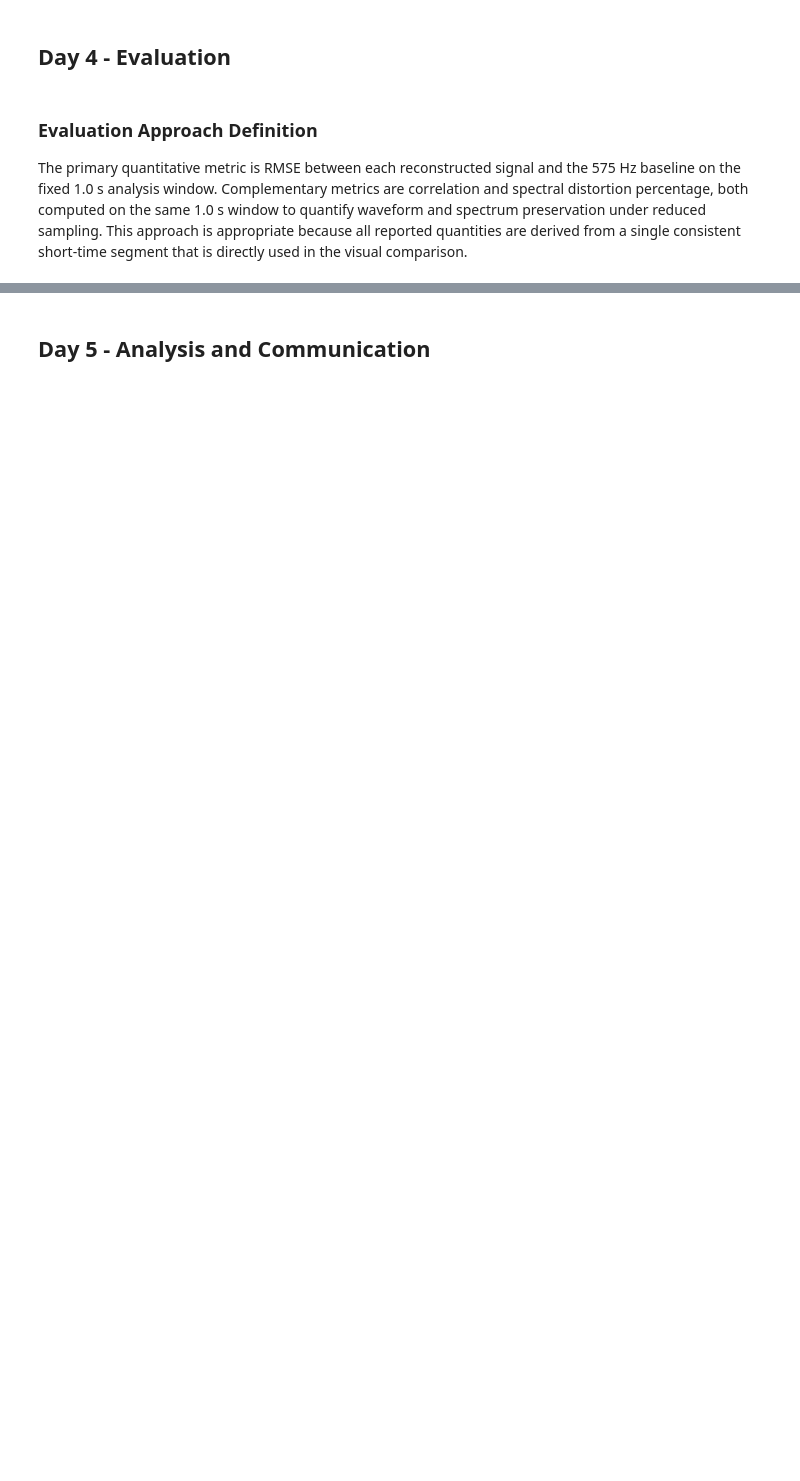
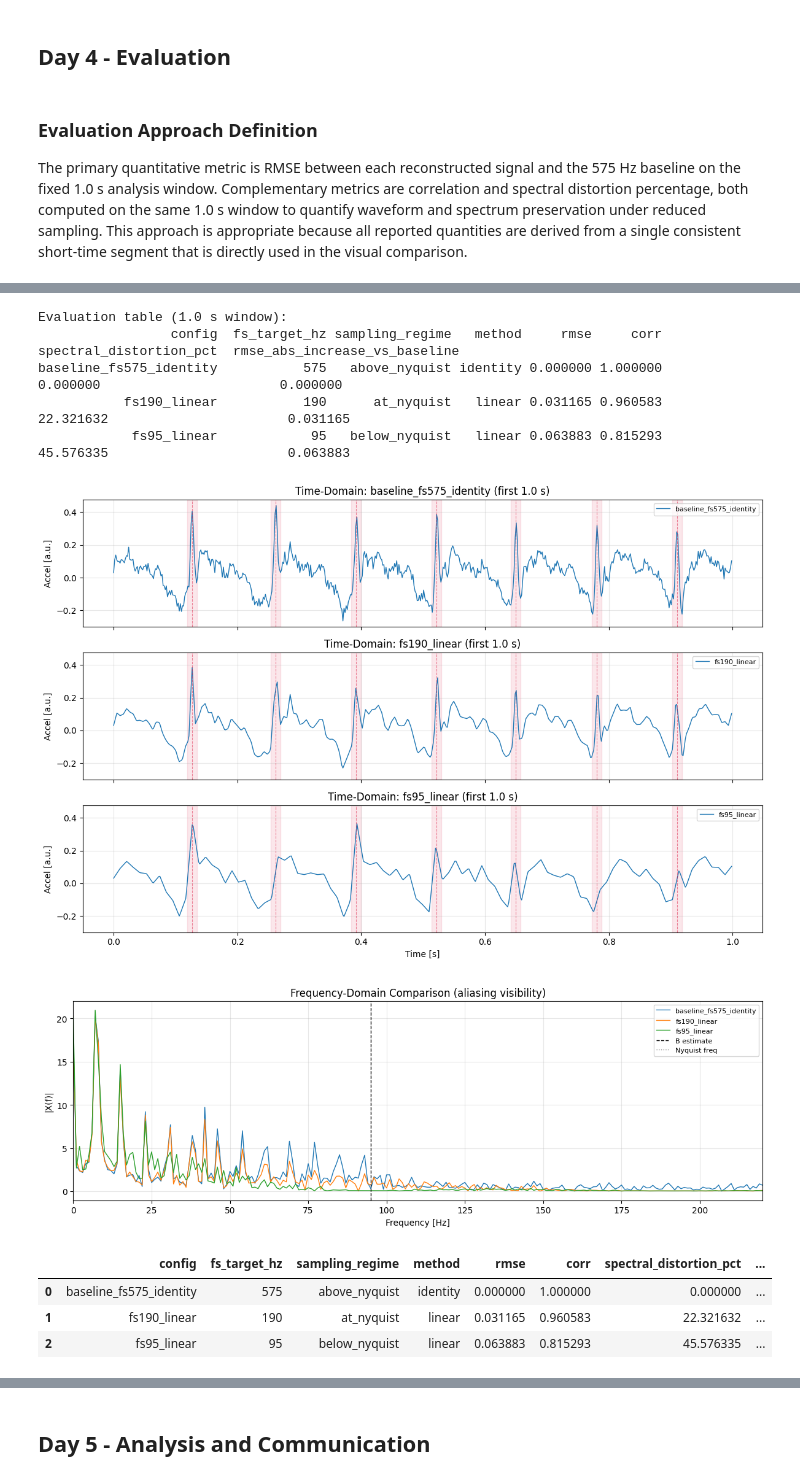
Before and after one commit to mikeandrusyak/gbsv-research, a Jupyter notebook: mc1/sampling_theorem.ipynb, the cells around one changed output, grey strips where cells are left out. Cells and saved outputs as stored; diff of their text form; code cells hidden in the pictures; blank space fills up the shorter version.

Commit message:
Fine tune sampling theorem

```diff
--- a/mc1/sampling_theorem.ipynb
+++ b/mc1/sampling_theorem.ipynb
@@ -174,9 +180,8 @@ def compute_metrics(reference: np.ndarray, candidate: np.ndarray) -> dict:
 x_ref = load_focus_window()
 experiment_configs = [
     {"config": "baseline_fs575_identity", "fs_target": 575, "method": "identity"},
-    {"config": "fs384_linear", "fs_target": 384, "method": "linear"},
-    {"config": "fs192_linear", "fs_target": 192, "method": "linear"},
-    {"config": "fs48_linear", "fs_target": 48, "method": "linear"},
+    {"config": "fs190_linear", "fs_target": 190, "method": "linear"},
+    {"config": "fs95_linear", "fs_target": 95, "method": "linear"},
 ]
 
 records = []
@@ -294,35 +306,47 @@ results_eval_df = add_relative_rmse_columns(results_df)
 display_cols = [
     "config",
     "fs_target_hz",
     "sampling_regime",
     "method",
     "rmse",
     "corr",
     "spectral_distortion_pct",
     "rmse_abs_increase_vs_baseline",
 ]
 
 print("Evaluation table (1.0 s window):")
 print(results_eval_df[display_cols].to_string(index=False))
 
-plot_configs = ["baseline_fs575_identity", "fs384_linear", "fs192_linear", "fs48_linear"]
+plot_configs = ["baseline_fs575_identity", "fs190_linear", "fs95_linear"]
 defect_times_for_plot = event_times_focus if "event_times_focus" in globals() else np.array([], dtype=np.float64)
 plot_time_domain_stack(
     reconstructions,
     plot_configs,
     x_ref.size,
     FS_HZ,
     defect_times_s=defect_times_for_plot,
     defect_half_width_s=EVENT_MARKER_HALF_WIDTH_S,
 )
 
 plot_frequency_domain_overlay(
     reconstructions,
-    ["baseline_fs575_identity", "fs192_linear", "fs48_linear"],
+    ["baseline_fs575_identity", "fs190_linear", "fs95_linear"],
     FS_HZ,
 )
 
 results_eval_df.sort_values("fs_target_hz", ascending=False)
+# %% [output]
+Evaluation table (1.0 s window):
+                 config  fs_target_hz sampling_regime   method     rmse     corr  spectral_distortion_pct  rmse_abs_increase_vs_baseline
+baseline_fs575_identity           575   above_nyquist identity 0.000000 1.000000                 0.000000                       0.000000
+           fs190_linear           190      at_nyquist   linear 0.031165 0.960583                22.321632                       0.031165
+            fs95_linear            95   below_nyquist   linear 0.063883 0.815293                45.576335                       0.063883
+[figure, added]
+[figure, added]
+|  | config | fs_target_hz | sampling_regime | method | rmse | corr | spectral_distortion_pct | ... |
+| 0 | baseline_fs575_identity | 575 | above_nyquist | identity | 0.000000 | 1.000000 | 0.000000 | ... |
+| 1 | fs190_linear | 190 | at_nyquist | linear | 0.031165 | 0.960583 | 22.321632 | ... |
+| 2 | fs95_linear | 95 | below_nyquist | linear | 0.063883 | 0.815293 | 45.576335 | ... |
 # %% [markdown]
 ### Consolidated Evaluation Table (1.0 s window)
 
```
Also changed, not shown: parts of 9 cells of this notebook.
